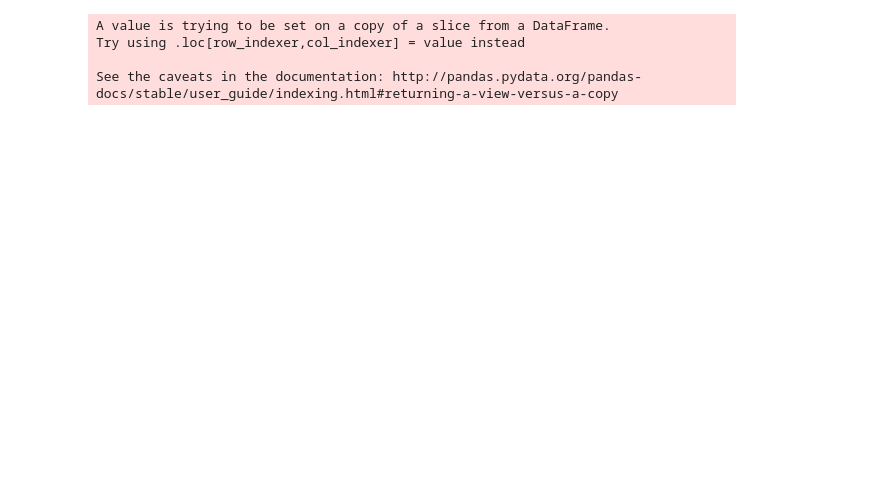
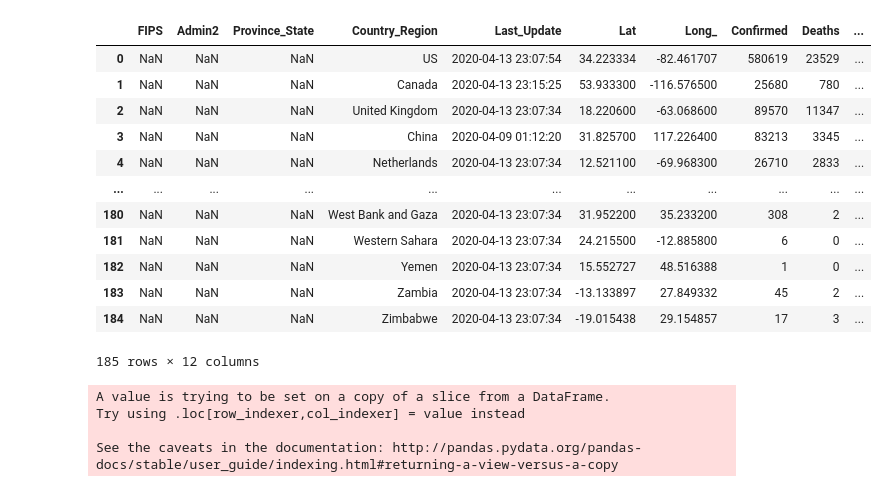
Before and after one commit to cbadjatya/COVID_19, a Jupyter notebook: testing_playground.ipynb, the cells around one changed output. Drawn from its saved outputs; the diff is of its cells as text; code cells hidden in the pictures; blank space fills up the shorter version.

```diff
--- a/testing_playground.ipynb
+++ b/testing_playground.ipynb
@@ -10,6 +10,23 @@ import plotly.graph_objects as go
 # %%
 df_total = covid_data.df_total
 df_daily= covid_data.df_daily
+df_total_countries = covid_data.df_total_country_wise()
+# %%
+df_total_countries
+# %% [output]
+|  | FIPS | Admin2 | Province_State | Country_Region | Last_Update | Lat | Long_ | Confirmed | Deaths | ... |
+| 0 | NaN | NaN | NaN | US | 2020-04-13 23:07:54 | 34.223334 | -82.461707 | 580619 | 23529 | ... |
+| 1 | NaN | NaN | NaN | Canada | 2020-04-13 23:15:25 | 53.933300 | -116.576500 | 25680 | 780 | ... |
+| 2 | NaN | NaN | NaN | United Kingdom | 2020-04-13 23:07:34 | 18.220600 | -63.068600 | 89570 | 11347 | ... |
+| 3 | NaN | NaN | NaN | China | 2020-04-09 01:12:20 | 31.825700 | 117.226400 | 83213 | 3345 | ... |
+| 4 | NaN | NaN | NaN | Netherlands | 2020-04-13 23:07:34 | 12.521100 | -69.968300 | 26710 | 2833 | ... |
+| ... | ... | ... | ... | ... | ... | ... | ... | ... | ... | ... |
+| 180 | NaN | NaN | NaN | West Bank and Gaza | 2020-04-13 23:07:34 | 31.952200 | 35.233200 | 308 | 2 | ... |
+| 181 | NaN | NaN | NaN | Western Sahara | 2020-04-13 23:07:34 | 24.215500 | -12.885800 | 6 | 0 | ... |
+| 182 | NaN | NaN | NaN | Yemen | 2020-04-13 23:07:34 | 15.552727 | 48.516388 | 1 | 0 | ... |
+| 183 | NaN | NaN | NaN | Zambia | 2020-04-13 23:07:34 | -13.133897 | 27.849332 | 45 | 2 | ... |
+| 184 | NaN | NaN | NaN | Zimbabwe | 2020-04-13 23:07:34 | -19.015438 | 29.154857 | 17 | 3 | ... |
+185 rows × 12 columns
 # %%
 bgcolor = "#f3f3f1"
 def daily_plot_country_wise():
```
Also changed, not shown: 5 other files.
